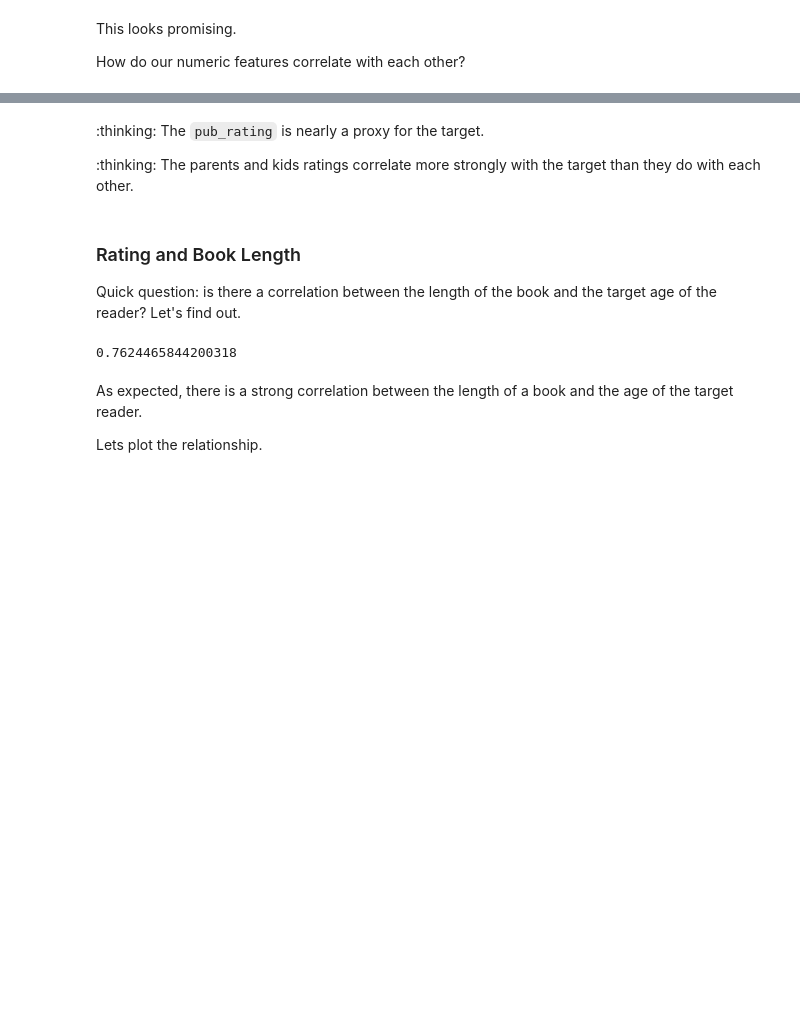
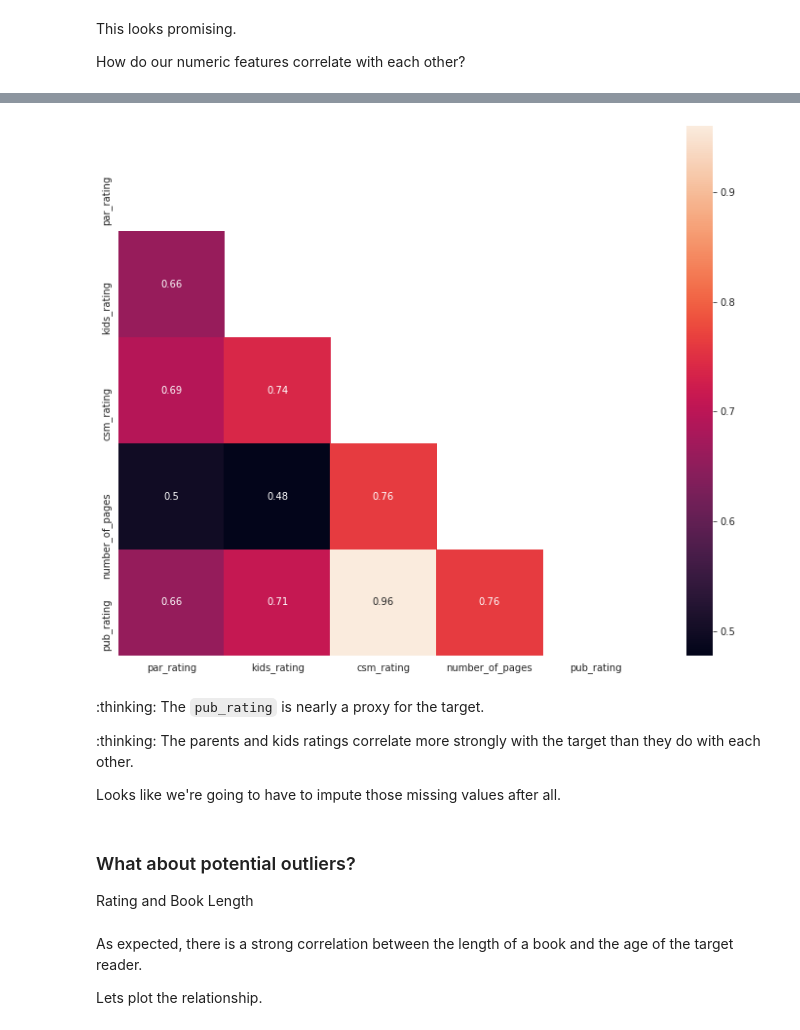
Before and after one commit to educatorsRlearners/an-a-z-of-machine-learning, a Jupyter notebook: _notebooks/2020-06-13-e-is-for-eda.ipynb, the cells around one changed output, grey strips where cells are left out. Cells and saved outputs as stored; diff of their text form; code cells hidden in the pictures; blank space fills up the shorter version.

```diff
--- a/_notebooks/2020-06-13-e-is-for-eda.ipynb
+++ b/_notebooks/2020-06-13-e-is-for-eda.ipynb
@@ -325,0 +317,7 @@ df_numeric.corr()
+# %%
+corr = np.corrcoef(np.random.randn(10, 200))
+mask = np.zeros_like(corr)
+mask[np.triu_indices_from(mask)] = True
+with sns.axes_style("white"):
+    f, ax = plt.subplots(figsize=(7, 5))
+    ax = sns.heatmap(corr, mask=mask, vmax=.3, square=True)
@@ -326,15 +328,27 @@ df_numeric.corr()
+# %%
+import seaborn as sns
+import numpy as np
+import matplotlib.pyplot as plt
+
+corr = df_numeric.corr()
+mask = np.zeros_like(corr)
+mask[np.triu_indices_from(mask)] = True
+
+with sns.axes_style("white"):
+    f, ax = plt.subplots(figsize=(14, 10))
+    ax = sns.heatmap(corr, mask=mask, annot=True, square=True)
+# %% [output]
+[figure, added]
 # %% [markdown]
 :thinking: The `pub_rating` is nearly a proxy for the target.
 
 :thinking: The parents and kids ratings correlate more strongly with the target than they do with each other.
+
+Looks like we're going to have to impute those missing values after all.
-# %% [markdown]
-### Rating and Book Length
-
-Quick question: is there a correlation between the length of the book and the target age of the reader? Let's find out.
-# %%
-df_numeric['csm_rating'].corr(df_numeric['number_of_pages'])
-# %% [output]
-0.7624465844200318
+# %% [markdown]
+### What about potential outliers?
+
+Rating and Book Length
 # %% [markdown]
 As expected, there is a strong correlation between the length of a book and the age of the target reader.
 
```
Also changed, not shown: parts of 2 cells of this notebook.
